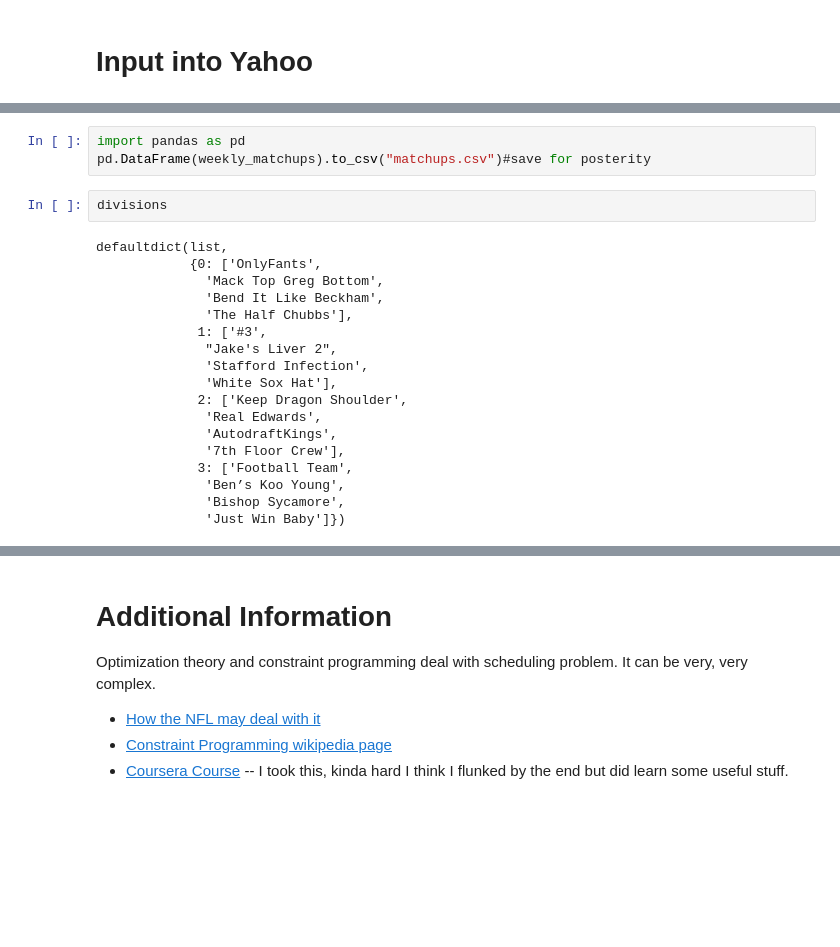
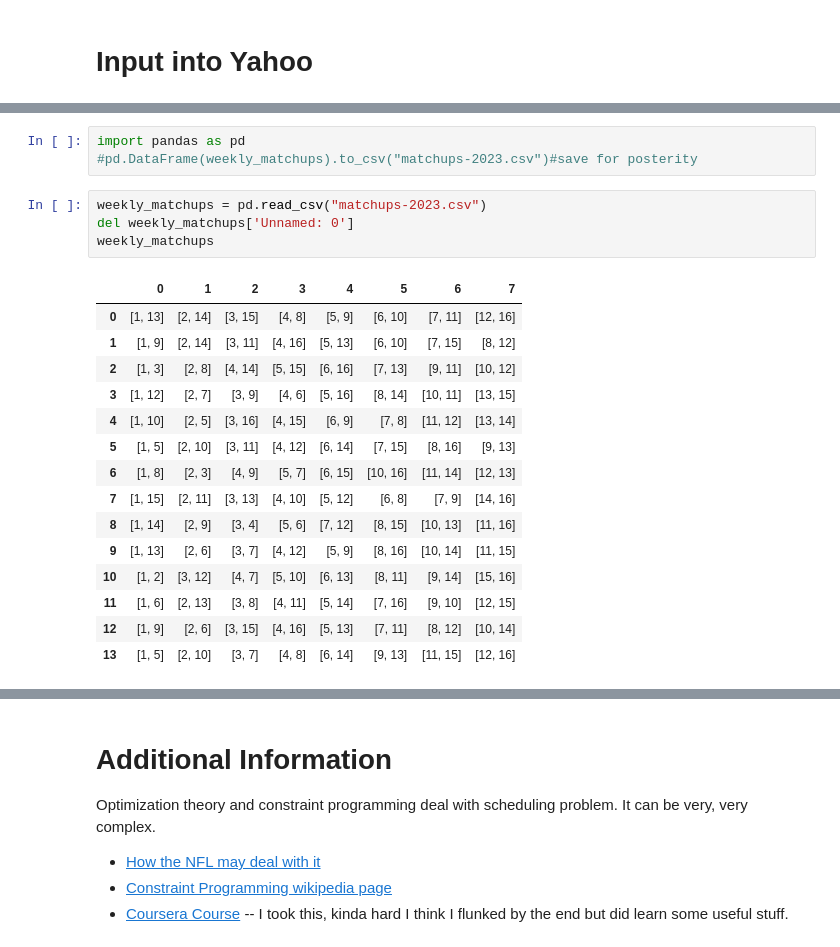
Before and after one commit to rogerfitz/tutorials, a Jupyter notebook: fantasy_football_schedule_generator/0_Schedule_Generator.ipynb, the cells around one changed output, grey strips where cells are left out. Cells and saved outputs as stored; diff of their text form; blank space fills up the shorter version.

```diff
--- a/fantasy_football_schedule_generator/0_Schedule_Generator.ipynb
+++ b/fantasy_football_schedule_generator/0_Schedule_Generator.ipynb
@@ -327,23 +296,23 @@ matchups_df
 # %%
 import pandas as pd
-pd.DataFrame(weekly_matchups).to_csv("matchups.csv")#save for posterity
+#pd.DataFrame(weekly_matchups).to_csv("matchups-2023.csv")#save for posterity
-# %%
-divisions
-# %% [output]
-defaultdict(list,
-            {0: ['OnlyFants',
-              'Mack Top Greg Bottom',
-              'Bend It Like Beckham',
-              'The Half Chubbs'],
-             1: ['#3',
-              "Jake's Liver 2",
-              'Stafford Infection',
-              'White Sox Hat'],
-             2: ['Keep Dragon Shoulder',
-              'Real Edwards',
-              'AutodraftKings',
-              '7th Floor Crew'],
-             3: ['Football Team',
-              'Ben’s Koo Young',
-              'Bishop Sycamore',
-              'Just Win Baby']})
+# %%
+weekly_matchups = pd.read_csv("matchups-2023.csv")
+del weekly_matchups['Unnamed: 0']
+weekly_matchups
+# %% [output]
+|  | 0 | 1 | 2 | 3 | 4 | 5 | 6 | 7 |
+| 0 | [1, 13] | [2, 14] | [3, 15] | [4, 8] | [5, 9] | [6, 10] | [7, 11] | [12, 16] |
+| 1 | [1, 9] | [2, 14] | [3, 11] | [4, 16] | [5, 13] | [6, 10] | [7, 15] | [8, 12] |
+| 2 | [1, 3] | [2, 8] | [4, 14] | [5, 15] | [6, 16] | [7, 13] | [9, 11] | [10, 12] |
+| 3 | [1, 12] | [2, 7] | [3, 9] | [4, 6] | [5, 16] | [8, 14] | [10, 11] | [13, 15] |
+| 4 | [1, 10] | [2, 5] | [3, 16] | [4, 15] | [6, 9] | [7, 8] | [11, 12] | [13, 14] |
+| 5 | [1, 5] | [2, 10] | [3, 11] | [4, 12] | [6, 14] | [7, 15] | [8, 16] | [9, 13] |
+| 6 | [1, 8] | [2, 3] | [4, 9] | [5, 7] | [6, 15] | [10, 16] | [11, 14] | [12, 13] |
+| 7 | [1, 15] | [2, 11] | [3, 13] | [4, 10] | [5, 12] | [6, 8] | [7, 9] | [14, 16] |
+| 8 | [1, 14] | [2, 9] | [3, 4] | [5, 6] | [7, 12] | [8, 15] | [10, 13] | [11, 16] |
+| 9 | [1, 13] | [2, 6] | [3, 7] | [4, 12] | [5, 9] | [8, 16] | [10, 14] | [11, 15] |
+| 10 | [1, 2] | [3, 12] | [4, 7] | [5, 10] | [6, 13] | [8, 11] | [9, 14] | [15, 16] |
+| 11 | [1, 6] | [2, 13] | [3, 8] | [4, 11] | [5, 14] | [7, 16] | [9, 10] | [12, 15] |
+| 12 | [1, 9] | [2, 6] | [3, 15] | [4, 16] | [5, 13] | [7, 11] | [8, 12] | [10, 14] |
+| 13 | [1, 5] | [2, 10] | [3, 7] | [4, 8] | [6, 14] | [9, 13] | [11, 15] | [12, 16] |
```
Also changed, not shown: parts of 12 cells of this notebook, 2 other files.
